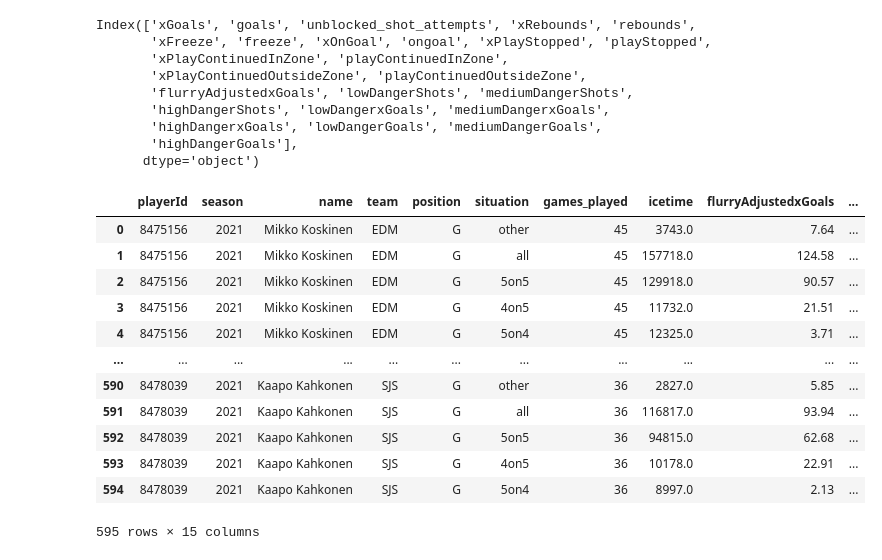
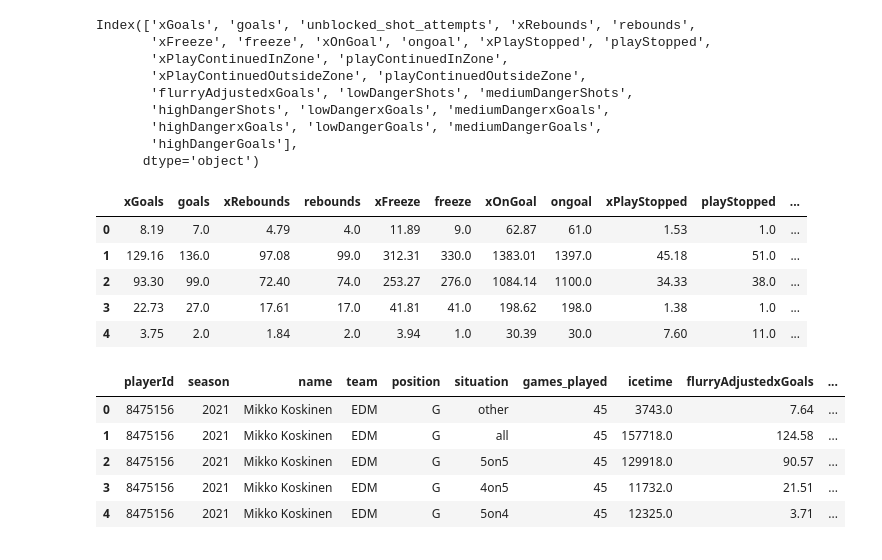
Before and after one commit to ArielJosephCohen/nhl_winning_odds, a Jupyter notebook: 1_eda.ipynb, the cells around one changed output. Saved outputs shown, nothing was run; the diff lists cells and outputs as text; code cells hidden in the pictures.

```diff
--- a/1_eda.ipynb
+++ b/1_eda.ipynb
@@ -39,7 +46,7 @@ Index(['xGoals', 'goals', 'unblocked_shot_attempts', 'xRebounds', 'rebounds',
        'highDangerGoals'],
       dtype='object')
 # %%
-goalie_df_x=goalie_df_x[['xGoals', 'goals', 'unblocked_shot_attempts', 'xRebounds', 'rebounds',
+goalie_df_x=goalie_df_x[['xGoals', 'goals', 'xRebounds', 'rebounds',
        'xFreeze', 'freeze', 'xOnGoal', 'ongoal', 'xPlayStopped', 'playStopped',
        'xPlayContinuedInZone', 'playContinuedInZone',
        'xPlayContinuedOutsideZone', 'playContinuedOutsideZone','lowDangerxGoals','lowDangerGoals','mediumDangerxGoals',
@@ -48,3 +55,12 @@ goalie_df_x=goalie_df_x[['xGoals', 'goals', 'unblocked_shot_attempts', 'xRebound
 no_col = [i for i in goalie_df.columns if i not in goalie_df_x.columns]
 # %%
 goalie_df_basic = goalie_df[no_col]
+# %%
+goalie_df_x.head()
+# %% [output]
+|  | xGoals | goals | xRebounds | rebounds | xFreeze | freeze | xOnGoal | ongoal | xPlayStopped | playStopped | ... |
+| 0 | 8.19 | 7.0 | 4.79 | 4.0 | 11.89 | 9.0 | 62.87 | 61.0 | 1.53 | 1.0 | ... |
+| 1 | 129.16 | 136.0 | 97.08 | 99.0 | 312.31 | 330.0 | 1383.01 | 1397.0 | 45.18 | 51.0 | ... |
+| 2 | 93.30 | 99.0 | 72.40 | 74.0 | 253.27 | 276.0 | 1084.14 | 1100.0 | 34.33 | 38.0 | ... |
+| 3 | 22.73 | 27.0 | 17.61 | 17.0 | 41.81 | 41.0 | 198.62 | 198.0 | 1.38 | 1.0 | ... |
+| 4 | 3.75 | 2.0 | 1.84 | 2.0 | 3.94 | 1.0 | 30.39 | 30.0 | 7.60 | 11.0 | ... |
@@ -51,16 +85,9 @@ goalie_df_basic = goalie_df[no_col]
 # %%
-goalie_df_basic
+goalie_df_basic.head()
 # %% [output]
 |  | playerId | season | name | team | position | situation | games_played | icetime | flurryAdjustedxGoals | ... |
 | 0 | 8475156 | 2021 | Mikko Koskinen | EDM | G | other | 45 | 3743.0 | 7.64 | ... |
 | 1 | 8475156 | 2021 | Mikko Koskinen | EDM | G | all | 45 | 157718.0 | 124.58 | ... |
 | 2 | 8475156 | 2021 | Mikko Koskinen | EDM | G | 5on5 | 45 | 129918.0 | 90.57 | ... |
 | 3 | 8475156 | 2021 | Mikko Koskinen | EDM | G | 4on5 | 45 | 11732.0 | 21.51 | ... |
 | 4 | 8475156 | 2021 | Mikko Koskinen | EDM | G | 5on4 | 45 | 12325.0 | 3.71 | ... |
-| ... | ... | ... | ... | ... | ... | ... | ... | ... | ... | ... |
-| 590 | 8478039 | 2021 | Kaapo Kahkonen | SJS | G | other | 36 | 2827.0 | 5.85 | ... |
-| 591 | 8478039 | 2021 | Kaapo Kahkonen | SJS | G | all | 36 | 116817.0 | 93.94 | ... |
-| 592 | 8478039 | 2021 | Kaapo Kahkonen | SJS | G | 5on5 | 36 | 94815.0 | 62.68 | ... |
-| 593 | 8478039 | 2021 | Kaapo Kahkonen | SJS | G | 4on5 | 36 | 10178.0 | 22.91 | ... |
-| 594 | 8478039 | 2021 | Kaapo Kahkonen | SJS | G | 5on4 | 36 | 8997.0 | 2.13 | ... |
-595 rows × 15 columns
```
Also changed, not shown: parts of 19 cells of this notebook, 1 other file.
